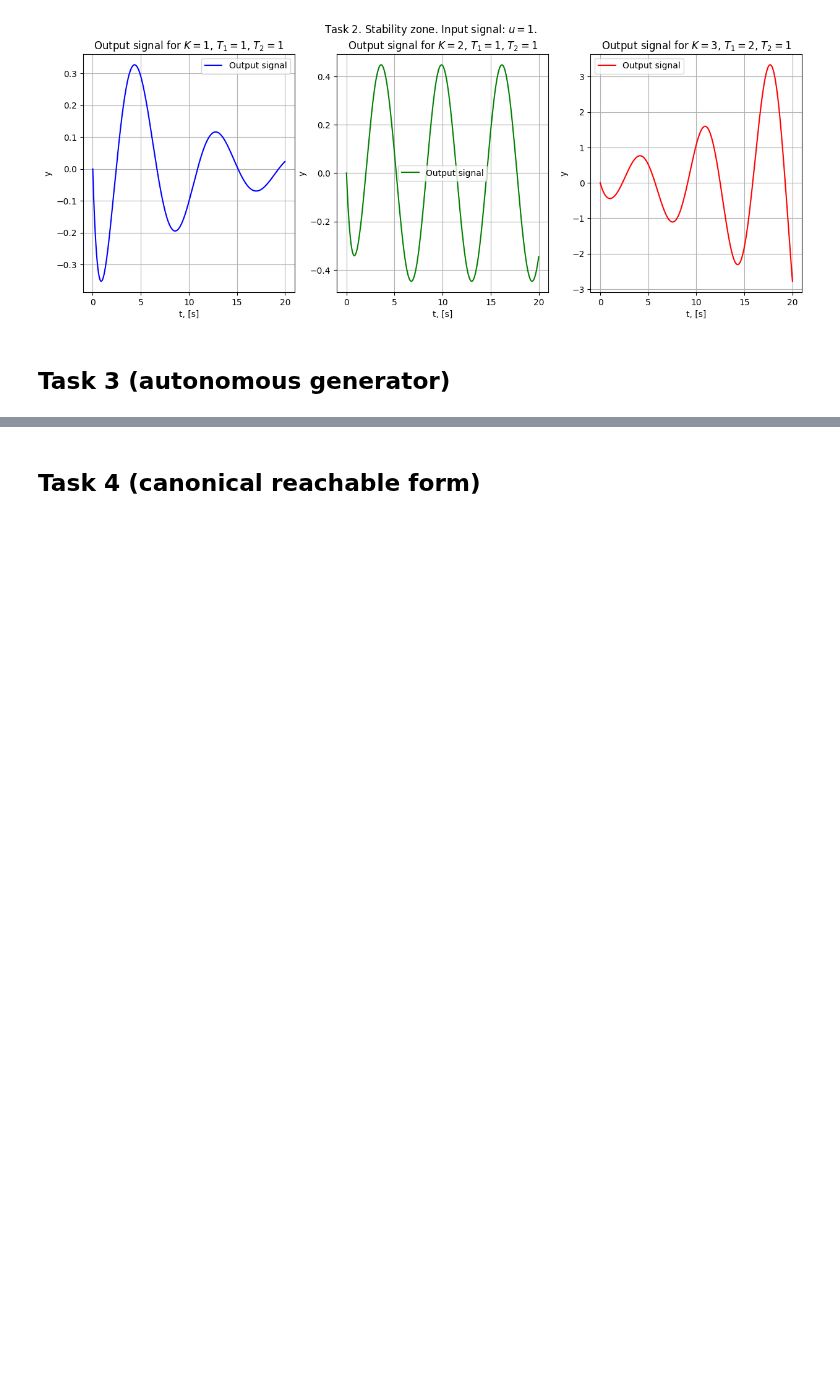
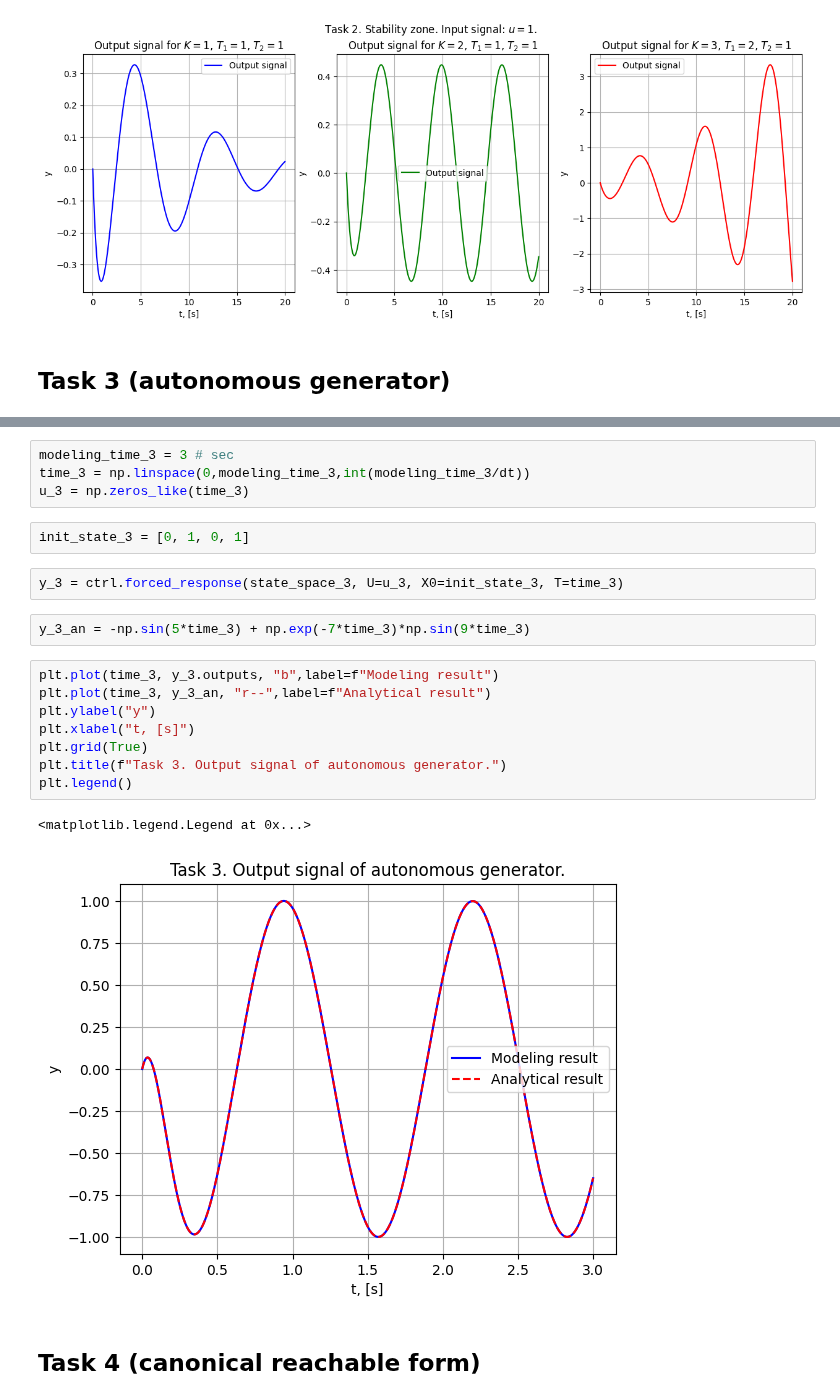
Before and after one commit to diuzhevVlad/control-theory-itmo-2023-2024, a Jupyter notebook: Lab2/Lab2.ipynb, the cells around one changed output, grey strips where cells are left out. Cells and saved outputs as stored; diff of their text form; blank space fills up the shorter version.

```diff
--- a/Lab2/Lab2.ipynb
+++ b/Lab2/Lab2.ipynb
@@ -230,3 +270,24 @@ for i in range(len(y_2_1)):
+# %%
+modeling_time_3 = 3 # sec
+time_3 = np.linspace(0,modeling_time_3,int(modeling_time_3/dt))
+u_3 = np.zeros_like(time_3)
+# %%
+init_state_3 = [0, 1, 0, 1]
+# %%
+y_3 = ctrl.forced_response(state_space_3, U=u_3, X0=init_state_3, T=time_3)
+# %%
+y_3_an = -np.sin(5*time_3) + np.exp(-7*time_3)*np.sin(9*time_3)
+# %%
+plt.plot(time_3, y_3.outputs, "b",label=f"Modeling result")
+plt.plot(time_3, y_3_an, "r--",label=f"Analytical result")
+plt.ylabel("y")
+plt.xlabel("t, [s]")
+plt.grid(True)
+plt.title(f"Task 3. Output signal of autonomous generator.")
+plt.legend()
+# %% [output]
+<matplotlib.legend.Legend at 0x...>
+[figure, added]
 # %% [markdown]
 ## Task 4 (canonical reachable form)
 # %%
```
Also changed, not shown: parts of 4 cells of this notebook, 6 other files.
